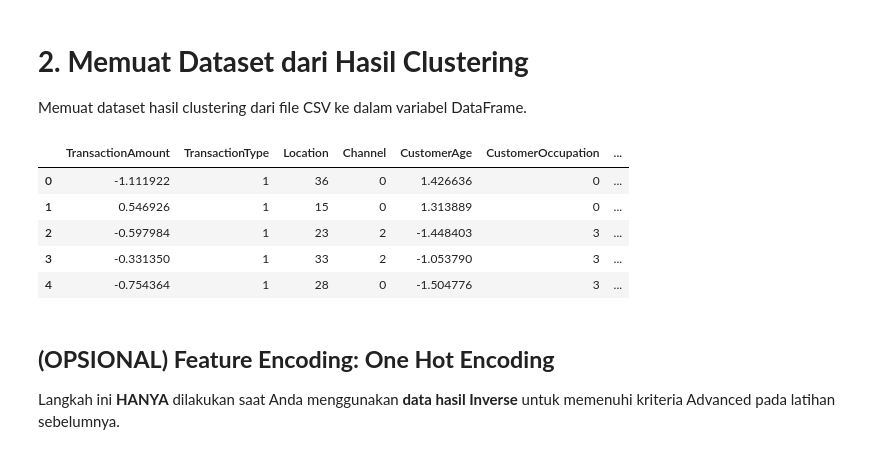
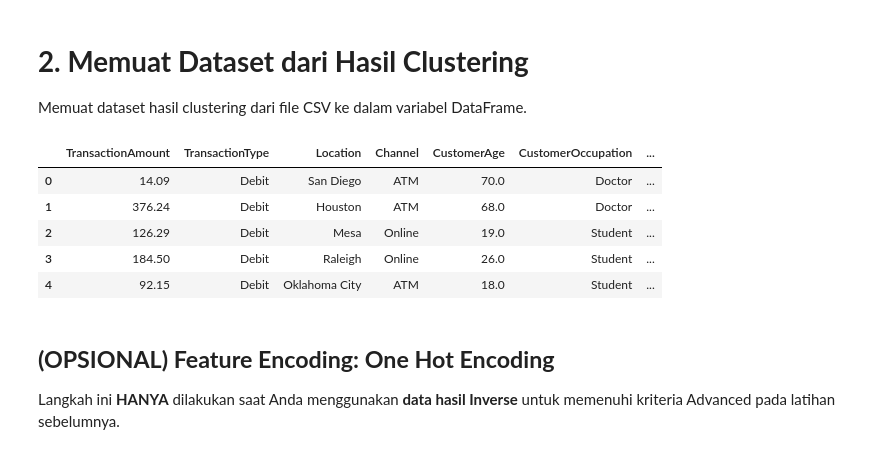
Before and after one commit to nuruzh/Machine-Learning-Classification-on-Bank-Transaction, a Jupyter notebook: [Klasifikasi]_Submission_Akhir_BMLP_Nuruzh Zhohiril Islami.ipynb, the cells around one changed output. Cells and saved outputs as stored; diff of their text form; code cells hidden in the pictures.

```diff
--- a/[Klasifikasi]_Submission_Akhir_BMLP_Nuruzh Zhohiril Islami.ipynb
+++ b/[Klasifikasi]_Submission_Akhir_BMLP_Nuruzh Zhohiril Islami.ipynb
@@ -34,24 +34,24 @@ Memuat dataset hasil clustering dari file CSV ke dalam variabel DataFrame.
 
 ### MULAI CODE ###
 
-df_encoded = pd.read_csv("data_clustering.csv")
+df = pd.read_csv("data_clustering_inverse.csv")
 
 ### SELESAI CODE ###
 # %%
 # Tampilkan 5 baris pertama dengan function head
 
 ### MULAI CODE ###
 
-df_encoded.head()
+df.head()
 
 ### SELESAI CODE ###
 # %% [output]
 |  | TransactionAmount | TransactionType | Location | Channel | CustomerAge | CustomerOccupation | ... |
-| 0 | -1.111922 | 1 | 36 | 0 | 1.426636 | 0 | ... |
-| 1 | 0.546926 | 1 | 15 | 0 | 1.313889 | 0 | ... |
-| 2 | -0.597984 | 1 | 23 | 2 | -1.448403 | 3 | ... |
-| 3 | -0.331350 | 1 | 33 | 2 | -1.053790 | 3 | ... |
-| 4 | -0.754364 | 1 | 28 | 0 | -1.504776 | 3 | ... |
+| 0 | 14.09 | Debit | San Diego | ATM | 70.0 | Doctor | ... |
+| 1 | 376.24 | Debit | Houston | ATM | 68.0 | Doctor | ... |
+| 2 | 126.29 | Debit | Mesa | Online | 19.0 | Student | ... |
+| 3 | 184.50 | Debit | Raleigh | Online | 26.0 | Student | ... |
+| 4 | 92.15 | Debit | Oklahoma City | ATM | 18.0 | Student | ... |
 # %% [markdown]
 ## **(OPSIONAL) Feature Encoding: One Hot Encoding**
 Langkah ini **HANYA** dilakukan saat Anda menggunakan **data hasil Inverse** untuk memenuhi kriteria Advanced pada latihan sebelumnya.
```
Also changed, not shown: parts of 5 cells of this notebook.
